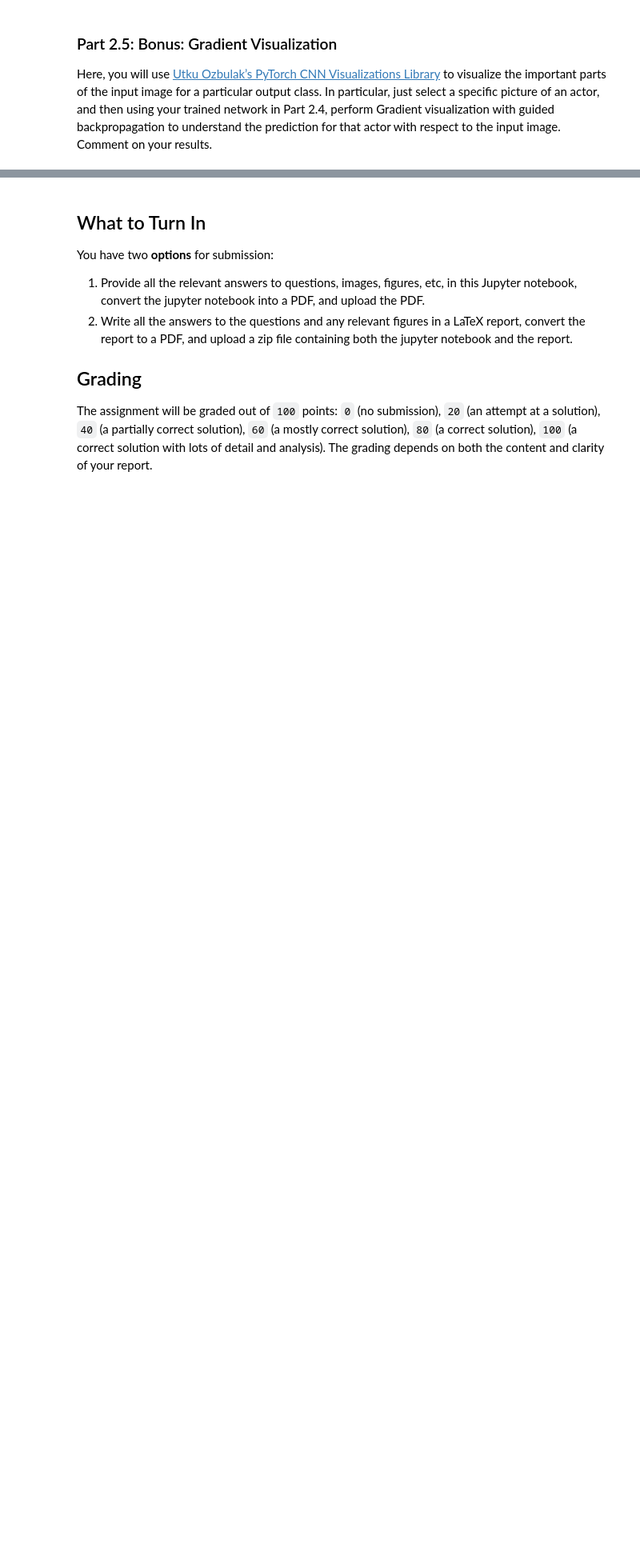
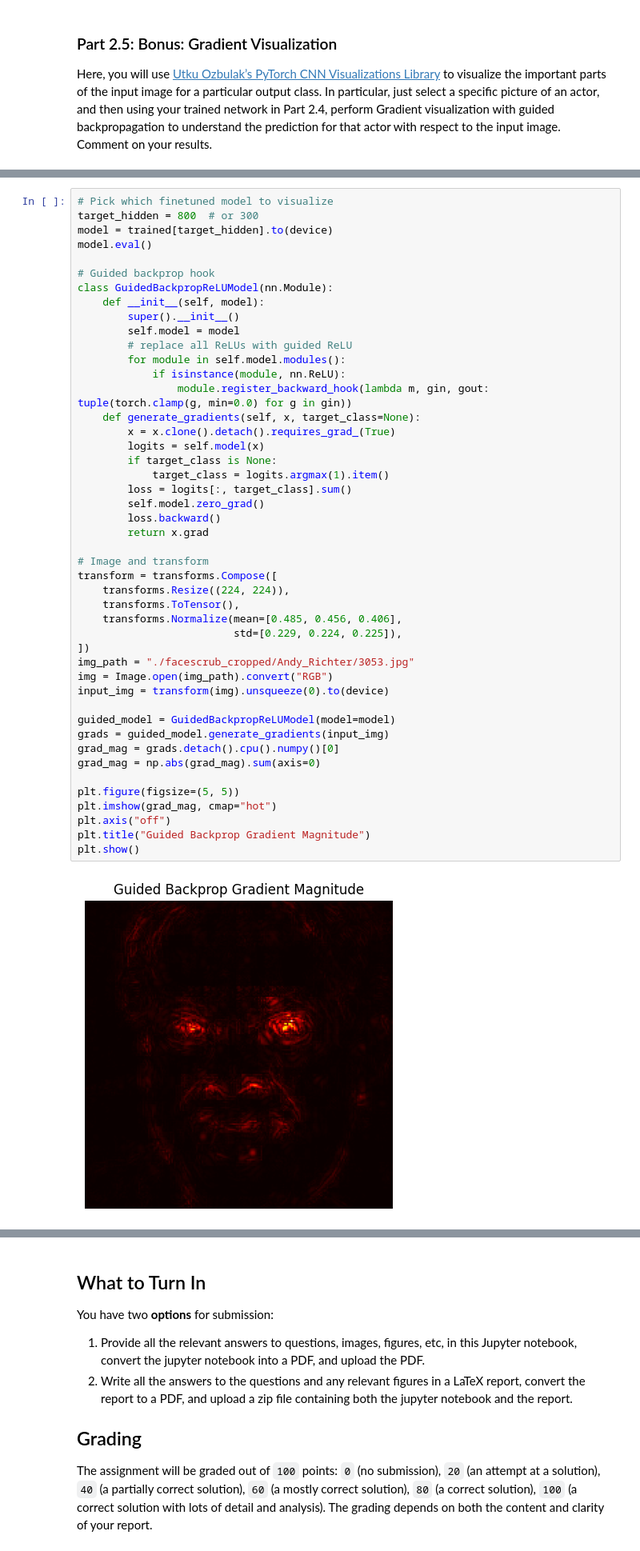
Before and after one commit to merdem22/COMP541-Assignments, a Jupyter notebook: assg2/assignment2.ipynb, the cells around one changed output, grey strips where cells are left out. Shown at 80% size. Saved outputs shown, nothing was run; the diff lists cells and outputs as text; blank space fills up the shorter version.

```diff
--- a/assg2/assignment2.ipynb
+++ b/assg2/assignment2.ipynb
@@ -1007,0 +2220,48 @@ Here, you will use [Utku Ozbulak’s PyTorch CNN Visualizations Library](https:/
+# %%
+# Pick which finetuned model to visualize
+target_hidden = 800  # or 300
+model = trained[target_hidden].to(device)
+model.eval()
+
+# Guided backprop hook
+class GuidedBackpropReLUModel(nn.Module):
+    def __init__(self, model):
+        super().__init__()
+        self.model = model
+        # replace all ReLUs with guided ReLU
+        for module in self.model.modules():
+            if isinstance(module, nn.ReLU):
+                module.register_backward_hook(lambda m, gin, gout: tuple(torch.clamp(g, min=0.0) for g in gin))
+    def generate_gradients(self, x, target_class=None):
+        x = x.clone().detach().requires_grad_(True)
+        logits = self.model(x)
+        if target_class is None:
+            target_class = logits.argmax(1).item()
+        loss = logits[:, target_class].sum()
+        self.model.zero_grad()
+        loss.backward()
+        return x.grad
+
+# Image and transform
+transform = transforms.Compose([
+    transforms.Resize((224, 224)),
+    transforms.ToTensor(),
+    transforms.Normalize(mean=[0.485, 0.456, 0.406],
+                         std=[0.229, 0.224, 0.225]),
+])
+img_path = "./facescrub_cropped/Andy_Richter/3053.jpg"
+img = Image.open(img_path).convert("RGB")
+input_img = transform(img).unsqueeze(0).to(device)
+
+guided_model = GuidedBackpropReLUModel(model=model)
+grads = guided_model.generate_gradients(input_img)
+grad_mag = grads.detach().cpu().numpy()[0]
+grad_mag = np.abs(grad_mag).sum(axis=0)
+
+plt.figure(figsize=(5, 5))
+plt.imshow(grad_mag, cmap="hot")
+plt.axis("off")
+plt.title("Guided Backprop Gradient Magnitude")
+plt.show()
+# %% [output]
+[figure, added]
```
Also changed, not shown: parts of 30 cells of this notebook.
